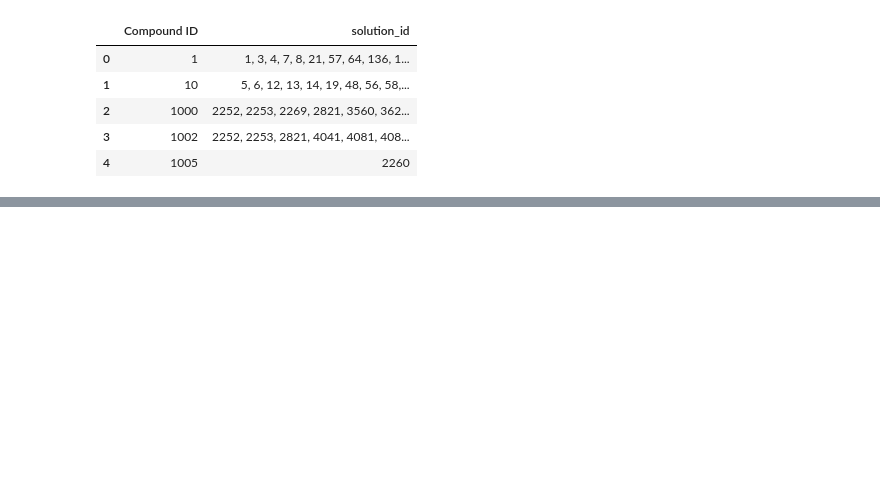
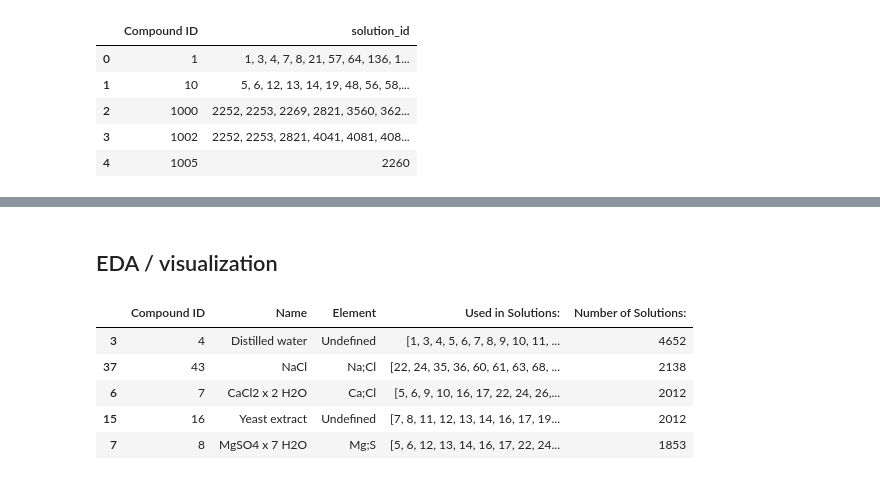
Before and after one commit to giovannellilab/media-prediction, a Jupyter notebook: notebooks/Ghost/MediaDive_solutions.ipynb, the cells around one changed output, grey strips where cells are left out. Cells and saved outputs as stored; diff of their text form; code cells hidden in the pictures; blank space fills up the shorter version.

```diff
--- a/notebooks/Ghost/MediaDive_solutions.ipynb
+++ b/notebooks/Ghost/MediaDive_solutions.ipynb
@@ -86,3 +93,28 @@ merged_df.head()
 | 2 | 3 | Agar | Agar | Undefined | 2509.0 | 9002-18-0 | C08815 | 0.0000 | (C12H18O9)n | NaN | ... |
 | 3 | 4 | Distilled water | Distilled water | Undefined | 15377.0 | 7732-18-5 | C00001 | 18.0153 | H2O | 1.00293 | ... |
 | 4 | 5 | Glucose | Glucose | NaN | 17234.0 | 50-99-7 | C00293 | 180.1600 | C6H12O6 | 1.54400 | ... |
+# %% [markdown]
+## EDA / visualization
+# %%
+import pandas as pd
+
+df = pd.read_csv("~/Desktop/Ghost/MediaDive_components.csv")
+df = df[["Compound ID", "Name", "Element", "Used in Solutions:"]]
+
+df['Used in Solutions:'] = df['Used in Solutions:'].fillna("").astype(str)
+df['Element'] = df['Element'].astype(str)
+
+df['Used in Solutions:'] = df['Used in Solutions:'].apply(lambda x: [int(num.strip()) for num in x.split(',') if num.strip().isdigit()])
+df['Number of Solutions:'] = df['Used in Solutions:'].apply(len)
+df['Number of Solutions:'] = df['Number of Solutions:'].fillna(0).astype(int)
+
+df = df.sort_values(by='Number of Solutions:', ascending=False)
+
+df.head()
+# %% [output]
+|  | Compound ID | Name | Element | Used in Solutions: | Number of Solutions: |
+| 3 | 4 | Distilled water | Undefined | [1, 3, 4, 5, 6, 7, 8, 9, 10, 11, ... | 4652 |
+| 37 | 43 | NaCl | Na;Cl | [22, 24, 35, 36, 60, 61, 63, 68, ... | 2138 |
+| 6 | 7 | CaCl2 x 2 H2O | Ca;Cl | [5, 6, 9, 10, 16, 17, 22, 24, 26,... | 2012 |
+| 15 | 16 | Yeast extract | Undefined | [7, 8, 11, 12, 13, 14, 16, 17, 19... | 2012 |
+| 7 | 8 | MgSO4 x 7 H2O | Mg;S | [5, 6, 12, 13, 14, 16, 17, 22, 24... | 1853 |
```
Also changed, not shown: parts of 7 cells of this notebook.
